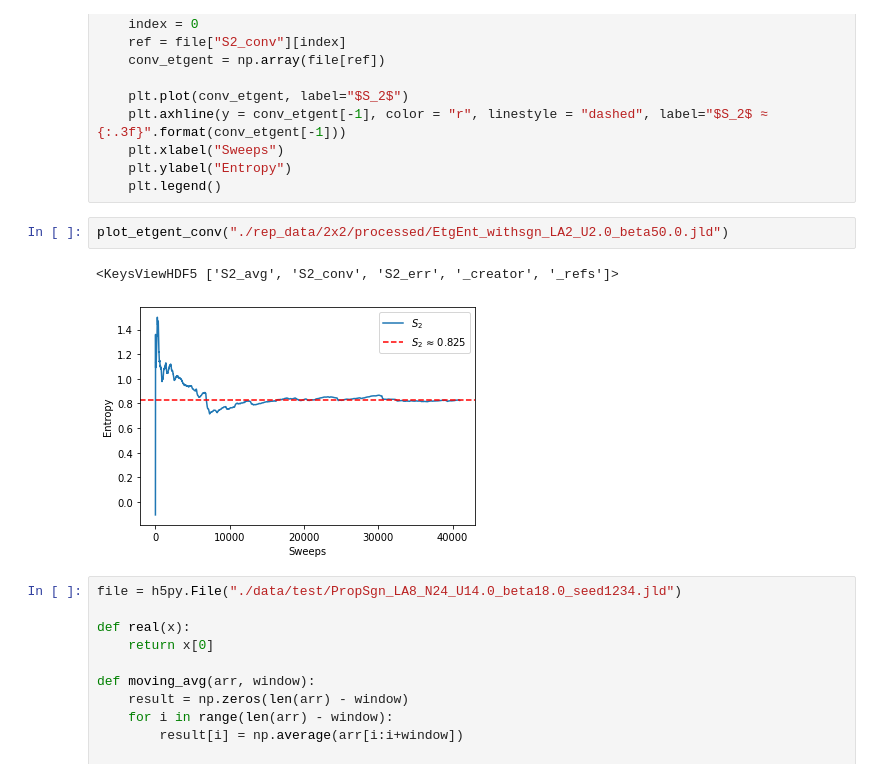
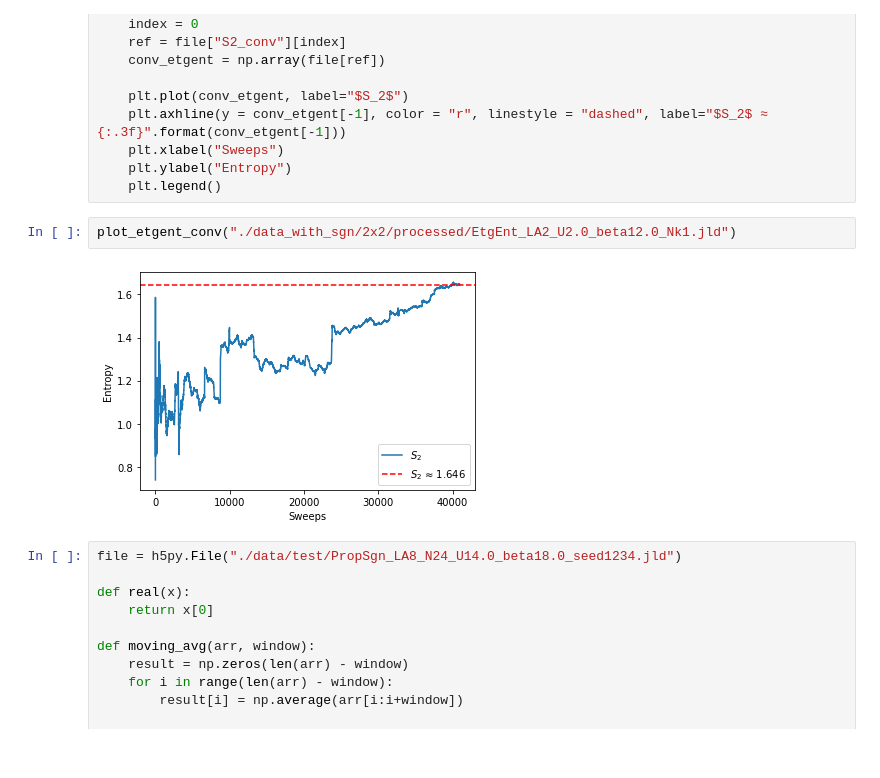
Before and after one commit to Terkadur/AFQMC, a Jupyter notebook: plot.ipynb, the cells around one changed output. Saved outputs shown, nothing was run; the diff lists cells and outputs as text.

Commit message:
MORE DATA

```diff
--- a/plot.ipynb
+++ b/plot.ipynb
@@ -124,10 +124,9 @@ def plot_etgent_conv(EtgEnt_path, filling=None, U=None, partition=None):
     plt.ylabel("Entropy")
     plt.legend()
 # %%
-plot_etgent_conv("./rep_data/2x2/processed/EtgEnt_withsgn_LA2_U2.0_beta50.0.jld")
+plot_etgent_conv("./data_with_sgn/2x2/processed/EtgEnt_LA2_U2.0_beta12.0_Nk1.jld")
 # %% [output]
-<KeysViewHDF5 ['S2_avg', 'S2_conv', 'S2_err', '_creator', '_refs']>
-[figure, old version]
+[figure, new version]
 # %%
 file = h5py.File("./data/test/PropSgn_LA8_N24_U14.0_beta18.0_seed1234.jld")
 
```
Also changed, not shown: 1 other file.
